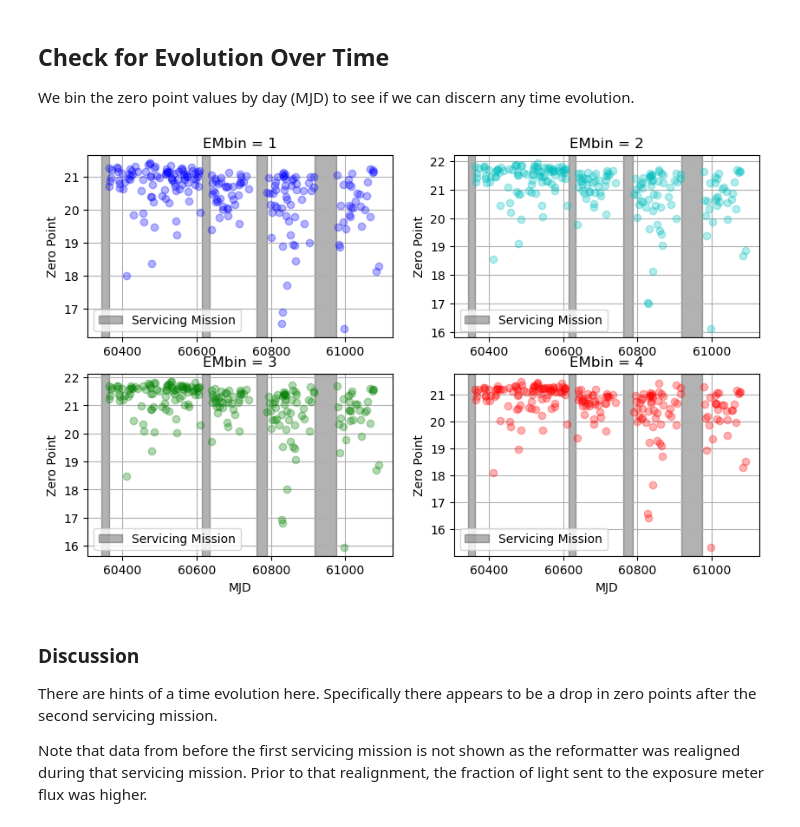
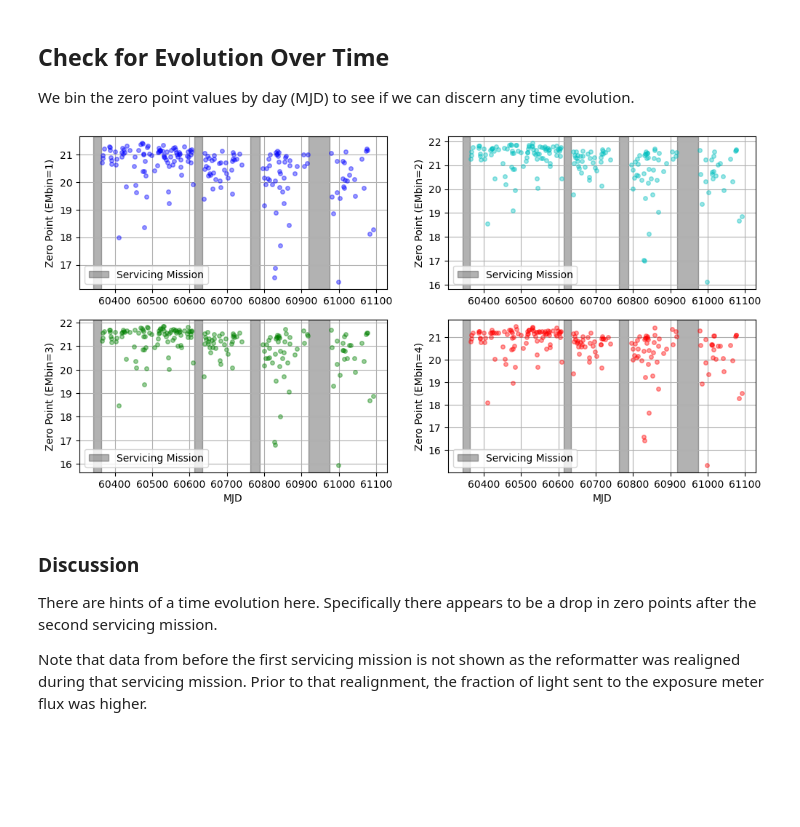
Before and after one commit to joshwalawender/KPF-ZPETC, a Jupyter notebook: 2-ExpMeterZeroPoint.ipynb, the cells around one changed output. Drawn from its saved outputs; the diff is of its cells as text; code cells hidden in the pictures; blank space fills up the shorter version.

```diff
--- a/2-ExpMeterZeroPoint.ipynb
+++ b/2-ExpMeterZeroPoint.ipynb
@@ -26,9 +26,9 @@ SM4start = Time('2025-08-31')
 SM4end = Time('2025-10-27')
 # KPFERA 4.0 is after SM4
 # %%
-def Nmasked(t):
-    mask_count = int(np.sum(np.array(t['TOTCORR'].mask, dtype=int)))
-    print(f"{mask_count} masked out of {len(t)}")
+def Nmasked(t, column='TOTCORR'):
+    mask_count = int(np.sum(np.array(t[column].mask, dtype=int)))
+    print(f"{mask_count} masked out of {len(t)} for {column}")
 # %%
 Nmasked(t)
 # %% [output]
@@ -48,6 +48,7 @@ Nmasked(t)
 # %%
-t.add_column(MaskedColumn(t['GAIAMAG'] + 2.5*np.log10(t[f'TOTCORR_1'] / t['EXPTIME']), name='EMZP_1'))
-t.add_column(MaskedColumn(t['GAIAMAG'] + 2.5*np.log10(t[f'TOTCORR_2'] / t['EXPTIME']), name='EMZP_2'))
-t.add_column(MaskedColumn(t['GAIAMAG'] + 2.5*np.log10(t[f'TOTCORR_3'] / t['EXPTIME']), name='EMZP_3'))
-t.add_column(MaskedColumn(t['GAIAMAG'] + 2.5*np.log10(t[f'TOTCORR_4'] / t['EXPTIME']), name='EMZP_4'))
-t.add_column(MaskedColumn(t['GAIAMAG'] + 2.5*np.log10(t[f'TOTCORR_SUM'] / t['EXPTIME']), name='EMZP_SUM'))
+for EMbin in [1, 2, 3, 4, 'SUM']:
+    t.add_column(MaskedColumn(t['GAIAMAG'] + 2.5*np.log10(t[f'TOTCORR_{EMbin}'] / t['EXPTIME']), name=f'EMZP_{EMbin}'))
+    t[f'TOTCORR_{EMbin}'].mask = t['TOTCORR'].mask | t[f'TOTCORR_{EMbin}'].mask | (t[f'TOTCORR_{EMbin}'] <= 0)
+    t[f'EMZP_{EMbin}'].mask = t[f'TOTCORR_{EMbin}'].mask
+    Nmasked(t, column=f'TOTCORR_{EMbin}')
+    Nmasked(t, column=f'EMZP_{EMbin}')
@@ -54,6 +66,6 @@ t.add_column(MaskedColumn(t['GAIAMAG'] + 2.5*np.log10(t[f'TOTCORR_SUM'] / t['EXP
 # %%
 def calculate_ExpMeter_zero_point(t, EMbin=1, percentile=90, plot=False):
-    mask = t['TOTCORR'].mask
+    mask = t[f'EMZP_{EMbin}'].mask
     EMZP = float(np.percentile(t[f'EMZP_{EMbin}'][~mask], percentile))
     # print(f"Exposure Meter Zero Point = {EMZP:.2f}")
 
@@ -99,34 +111,33 @@ EMZeroPoint
 
 We bin the zero point values by day (MJD) to see if we can discern any time evolution.
 # %%
-mask = t['TOTCORR'].mask
 mjd = np.array([int(d) for d in t['MJD-OBS']])
 
-plt.figure(figsize=(10,6))
+plt.figure(figsize=(12,6))
 
 for EMbin in [1, 2, 3, 4]:
+    mask = t[f'EMZP_{EMbin}'].mask
     plt.subplot(2,2,EMbin)
     color = ['b', 'c', 'g', 'r'][EMbin-1]
-    plt.title(f"EMbin = {EMbin}")
     for j,day in enumerate(set(mjd)):
         wday = (mjd == day) & ~mask
-        if np.sum(np.array(wday, dtype=int)) > 5:
+        if np.sum(np.array(wday, dtype=int)) > 9:
             zp = np.median(t[f'EMZP_{EMbin}'][wday])
-            plt.plot(day, zp, f'{color}o', alpha=0.3)
+            plt.plot(day, zp, f'{color}o', alpha=0.4, ms=4)
     plt.axvspan(SM1start.mjd, SM1end.mjd, color='k', alpha=0.3, label='Servicing Mission')
     plt.axvspan(SM2start.mjd, SM2end.mjd, color='k', alpha=0.3)
     plt.axvspan(SM3start.mjd, SM3end.mjd, color='k', alpha=0.3)
     plt.axvspan(SM4start.mjd, SM4end.mjd, color='k', alpha=0.3)
-    plt.ylabel(f'Zero Point')
+    plt.ylabel(f'Zero Point (EMbin={EMbin})')
     plt.legend(loc='best')
     # plt.gca().set_xticklabels([])
     if EMbin in [3, 4]:
         plt.xlabel('MJD')
     plt.grid()
 
 plt.show()
 # %% [output]
-[figure, old version]
+[figure, new version]
 # %% [markdown]
 ### Discussion
 
```
Also changed, not shown: parts of 5 cells of this notebook, 8 other files.
